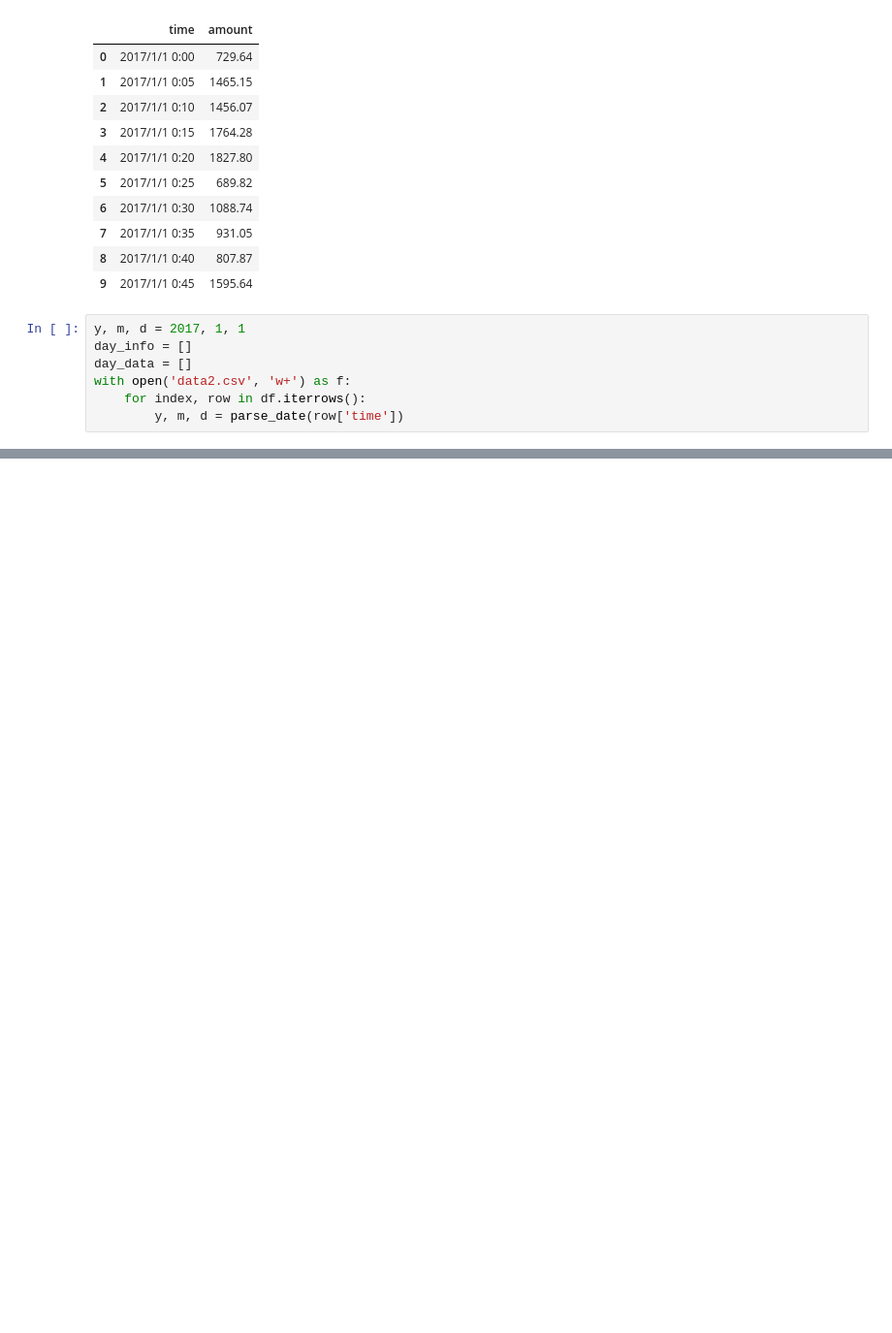
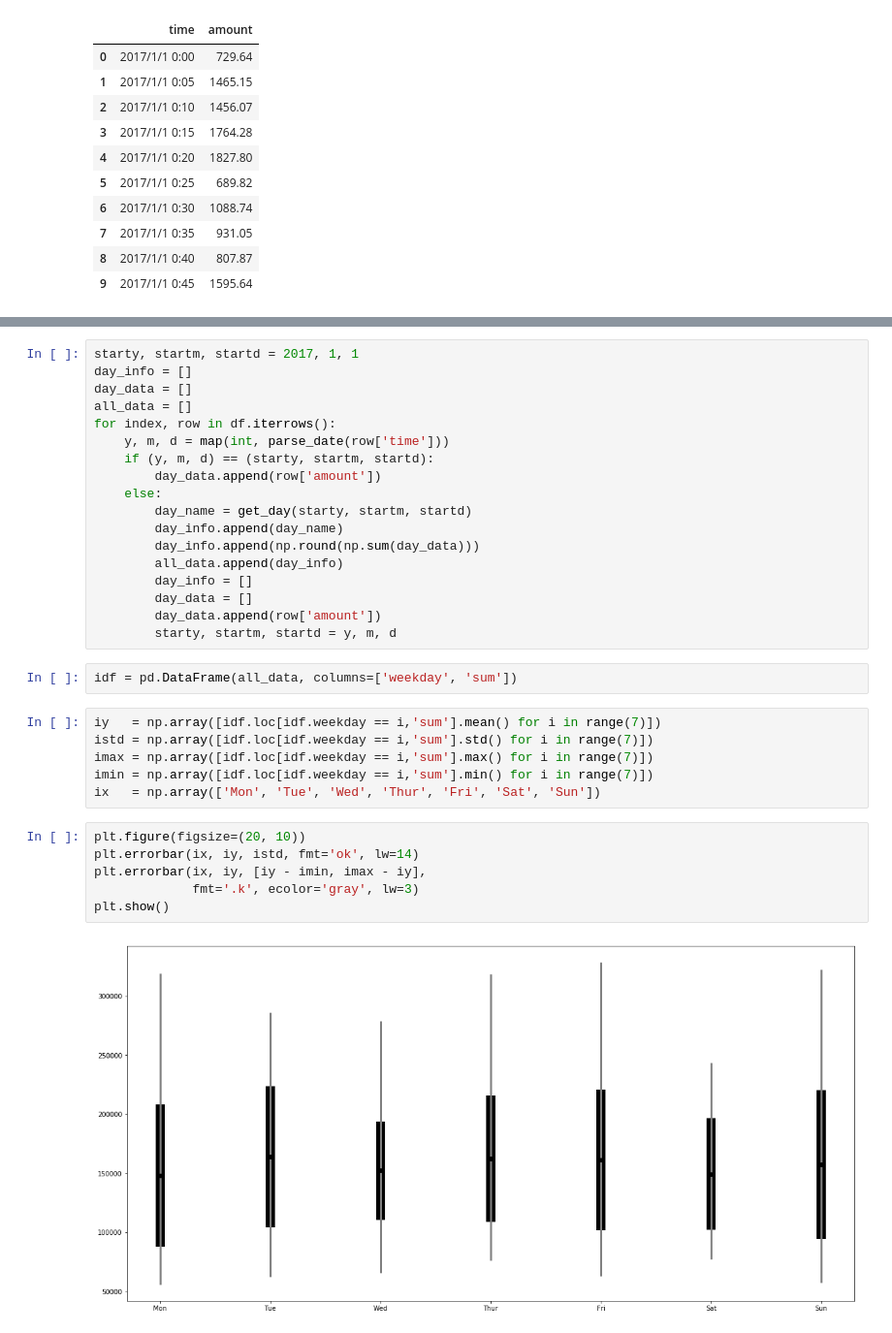
Before and after one commit to ericwannn/cash-flow-prediction, a Jupyter notebook: EDA.ipynb, the cells around one changed output, grey strips where cells are left out. Shown: that part at 97% size. Cells and saved outputs as stored; diff of their text form; blank space fills up the shorter version.

```diff
--- a/EDA.ipynb
+++ b/EDA.ipynb
@@ -35,10 +35,3 @@ df.head(10)
 | 7 | 2017/1/1 0:35 | 931.05 |
 | 8 | 2017/1/1 0:40 | 807.87 |
 | 9 | 2017/1/1 0:45 | 1595.64 |
-# %%
-y, m, d = 2017, 1, 1
-day_info = []
-day_data = []
-with open('data2.csv', 'w+') as f:
-    for index, row in df.iterrows():
-        y, m, d = parse_date(row['time'])
@@ -44,0 +58,34 @@ with open('data2.csv', 'w+') as f:
+# %%
+starty, startm, startd = 2017, 1, 1
+day_info = []
+day_data = []
+all_data = []
+for index, row in df.iterrows():
+    y, m, d = map(int, parse_date(row['time']))
+    if (y, m, d) == (starty, startm, startd):
+        day_data.append(row['amount'])
+    else:
+        day_name = get_day(starty, startm, startd)
+        day_info.append(day_name)
+        day_info.append(np.round(np.sum(day_data)))
+        all_data.append(day_info)
+        day_info = []
+        day_data = []
+        day_data.append(row['amount'])
+        starty, startm, startd = y, m, d
+# %%
+idf = pd.DataFrame(all_data, columns=['weekday', 'sum'])
+# %%
+iy   = np.array([idf.loc[idf.weekday == i,'sum'].mean() for i in range(7)])
+istd = np.array([idf.loc[idf.weekday == i,'sum'].std() for i in range(7)])
+imax = np.array([idf.loc[idf.weekday == i,'sum'].max() for i in range(7)])
+imin = np.array([idf.loc[idf.weekday == i,'sum'].min() for i in range(7)])
+ix   = np.array(['Mon', 'Tue', 'Wed', 'Thur', 'Fri', 'Sat', 'Sun'])
+# %%
+plt.figure(figsize=(20, 10))
+plt.errorbar(ix, iy, istd, fmt='ok', lw=14)
+plt.errorbar(ix, iy, [iy - imin, imax - iy],
+             fmt='.k', ecolor='gray', lw=3)
+plt.show()
+# %% [output]
+[figure, added]
```
Also changed, not shown: parts of 15 cells of this notebook, 8 other files.
